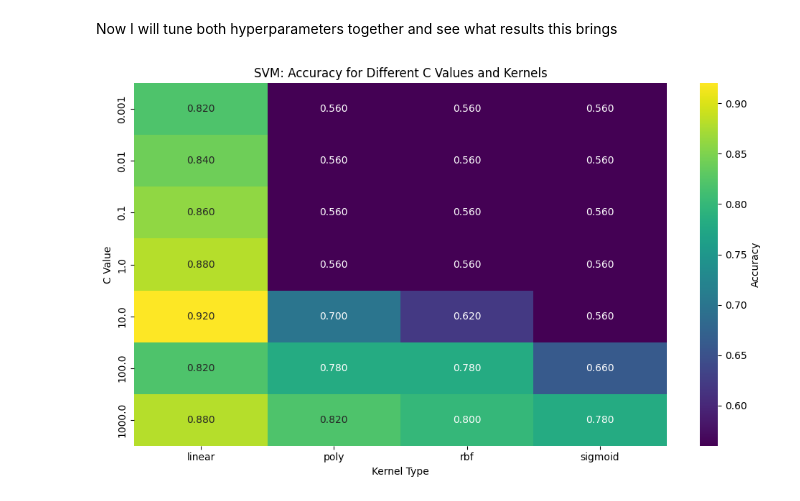
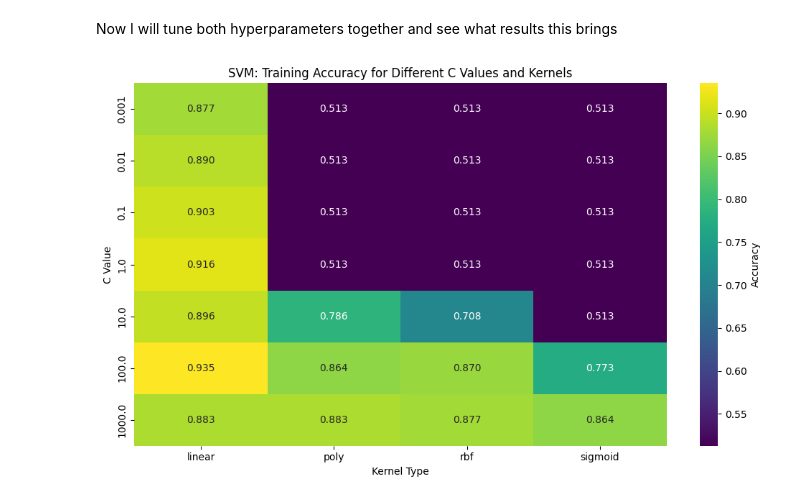
Before and after one commit to gavinmcg1/CT4101-Assignemnt1, a Jupyter notebook: SVM.ipynb, the cells around one changed output. Drawn from its saved outputs; the diff is of its cells as text; code cells hidden in the pictures.

Commit message:
Added heatmap for training dataset for SVM

```diff
--- a/SVM.ipynb
+++ b/SVM.ipynb
@@ -215,32 +215,32 @@ Now I will tune both hyperparameters together and see what results this brings
 # %%
 import seaborn as sns
 
 results = []
 
 for c in c_values:
     for kernel in kernel_options:
         try:
             model = SVC(C=c, kernel=kernel)
             model.fit(X_train, y_train.values.ravel())
             pred_train = model.predict(X_train)
             pred_test = model.predict(X_test)
             train_acc = metrics.accuracy_score(y_train, pred_train)
             test_acc = metrics.accuracy_score(y_test, pred_test)
             results.append((c, kernel, train_acc, test_acc))
         except Exception as e:
             print(f"C: {c}, Kernel: {kernel} => Error: {e}")
 
 # Convert results to a DataFrame for easier plotting
 results_df = pd.DataFrame(results, columns=['C', 'Kernel', 'Train Accuracy', 'Test Accuracy'])
 
 # Plotting the results
 plt.figure(figsize=(10, 6))
-pivot_table = results_df.pivot(index='C', columns='Kernel', values='Test Accuracy')
+pivot_table = results_df.pivot(index='C', columns='Kernel', values='Train Accuracy')
 sns.heatmap(pivot_table, annot=True, cmap="viridis", cbar_kws={'label': 'Accuracy'}, fmt=".3f")
-plt.title('SVM: Accuracy for Different C Values and Kernels')
+plt.title('SVM: Training Accuracy for Different C Values and Kernels')
 plt.xlabel('Kernel Type')
 plt.ylabel('C Value')
 plt.tight_layout()
 plt.show()
 # %% [output]
-[figure, old version]
+[figure, new version]
```
Also changed, not shown: parts of 1 cell of this notebook.
